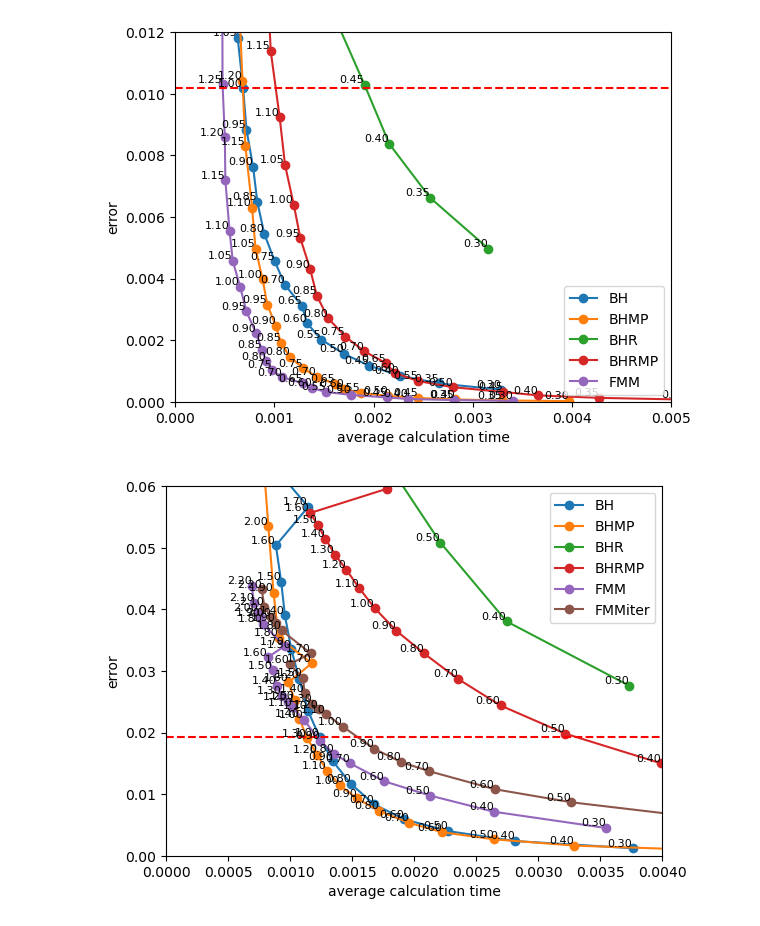
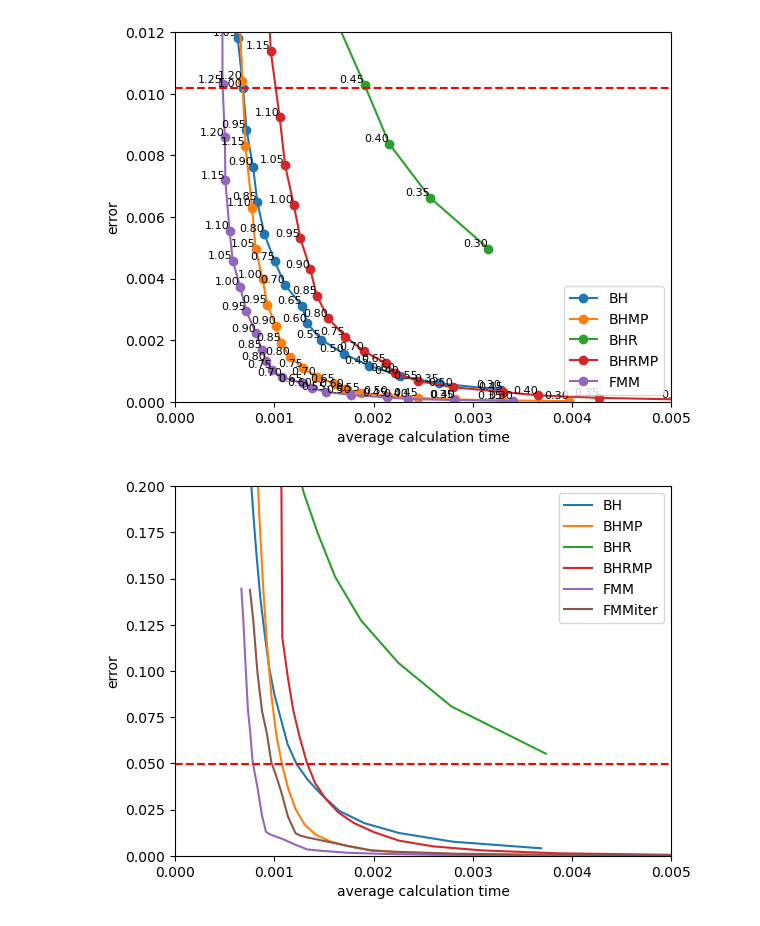
Before and after one commit to LucasFurer/MasterThesisLucas, a Jupyter notebook: grapher.ipynb, the cells around one changed output. Drawn from its saved outputs; the diff is of its cells as text; code cells hidden in the pictures.

```diff
--- a/grapher.ipynb
+++ b/grapher.ipynb
@@ -4,7 +4,7 @@ import pandas as pd
 import glob
 import os
 
-def plotGraph(labels, begin, end, xName, yName, plotSaveName, flip=False, xMin=None, xMax=None, yMin=None, yMax=None, horizontal=None, vertical=None):
+def plotGraph(labels, begin, end, xName, yName, plotSaveName, flip=False, xMin=None, xMax=None, yMin=None, yMax=None, horizontal=None, vertical=None, showTheta=True):
     plt.figure()
 
     for file in labels: #glob.glob("graphCSV/scenario1*.csv"):
@@ -18,7 +18,7 @@ def plotGraph(labels, begin, end, xName, yName, plotSaveName, flip=False, xMin=N
 
         label = labels.get(file, os.path.basename(file))
 
-        if data.shape[1] >= 3:
+        if data.shape[1] >= 3 and showTheta:
             plt.plot(x, y, label=label, marker='o')
             annotations = data[2][begin:end].reset_index(drop=True)
             for i in range(len(x)):
@@ -181,18 +181,18 @@ plotGraph(custom_labels, 0, 40,"error", "average calculation time", "plotOutput/
 # %%
 allowableError = findTime(os.path.join("graphCSV","tsneCalculationtimeErrorBH_point1000.csv"))
 
 
 custom_labels = {
     os.path.join("graphCSV","tsneCalculationtimeErrorBH_point1000.csv"): "BH",
     os.path.join("graphCSV","tsneCalculationtimeErrorBHMP_point1000.csv"): "BHMP",
     os.path.join("graphCSV","tsneCalculationtimeErrorBHR_point1000.csv"): "BHR",
     os.path.join("graphCSV","tsneCalculationtimeErrorBHRMP_point1000.csv"): "BHRMP",
     os.path.join("graphCSV","tsneCalculationtimeErrorFMM_point1000.csv"): "FMM",
     os.path.join("graphCSV","tsneCalculationtimeErrorFMMiter_point1000.csv"): "FMMiter",
     #os.path.join("graphCSV","tsneCalculationtimeErrorFMMiterer_point1000.csv"): "FMMiterer",
 }
 
 
-plotGraph(custom_labels, 0, 40,"error", "average calculation time", "plotOutput/lines_plot.png", True, 0, 0.004, 0, 0.06, allowableError)
+plotGraph(custom_labels, 0, 40, "error", "average calculation time", "plotOutput/lines_plot.png", True, 0, 0.005, 0, 0.20, allowableError, None, False)
 # %% [output]
-[figure, old version]
+[figure, new version]
```
Also changed, not shown: parts of 1 cell of this notebook, 22 other files.
